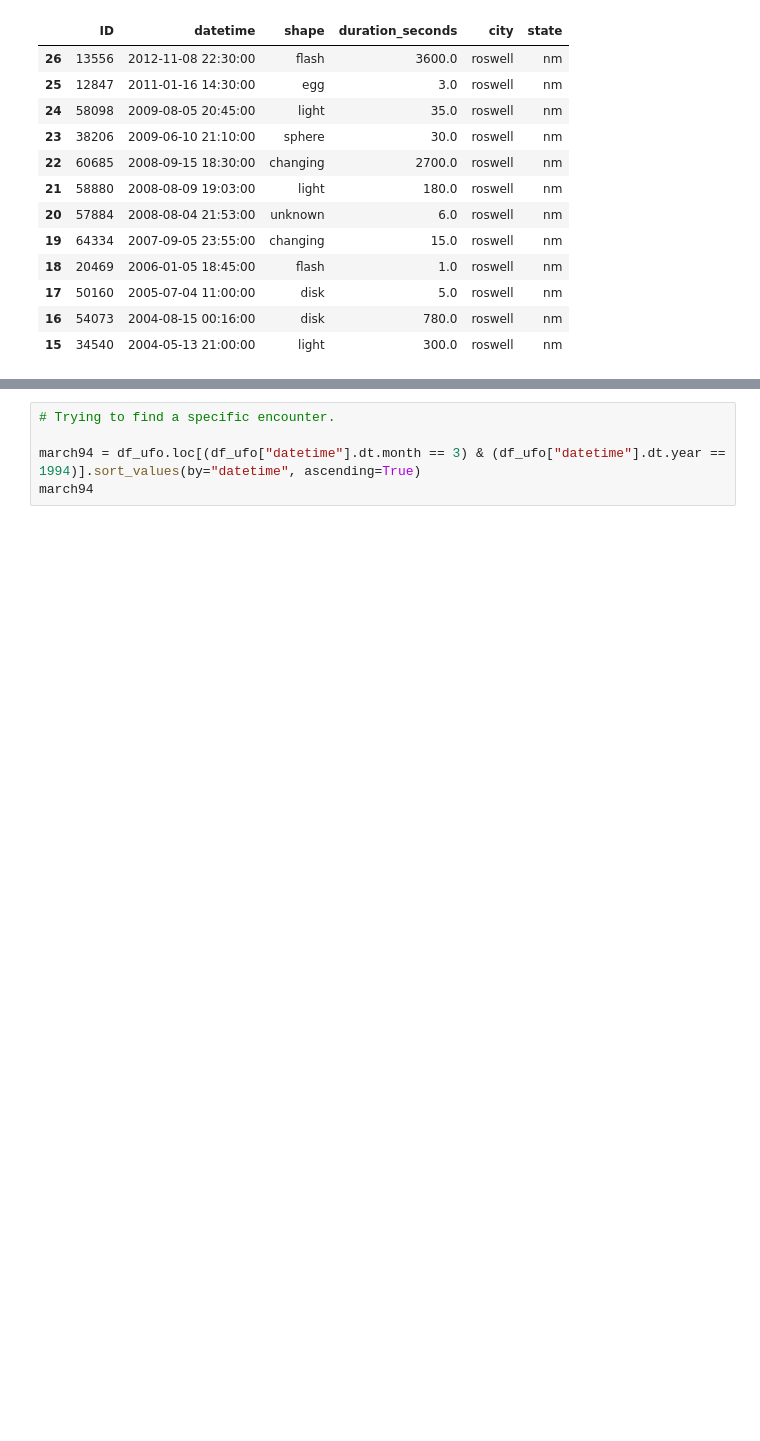
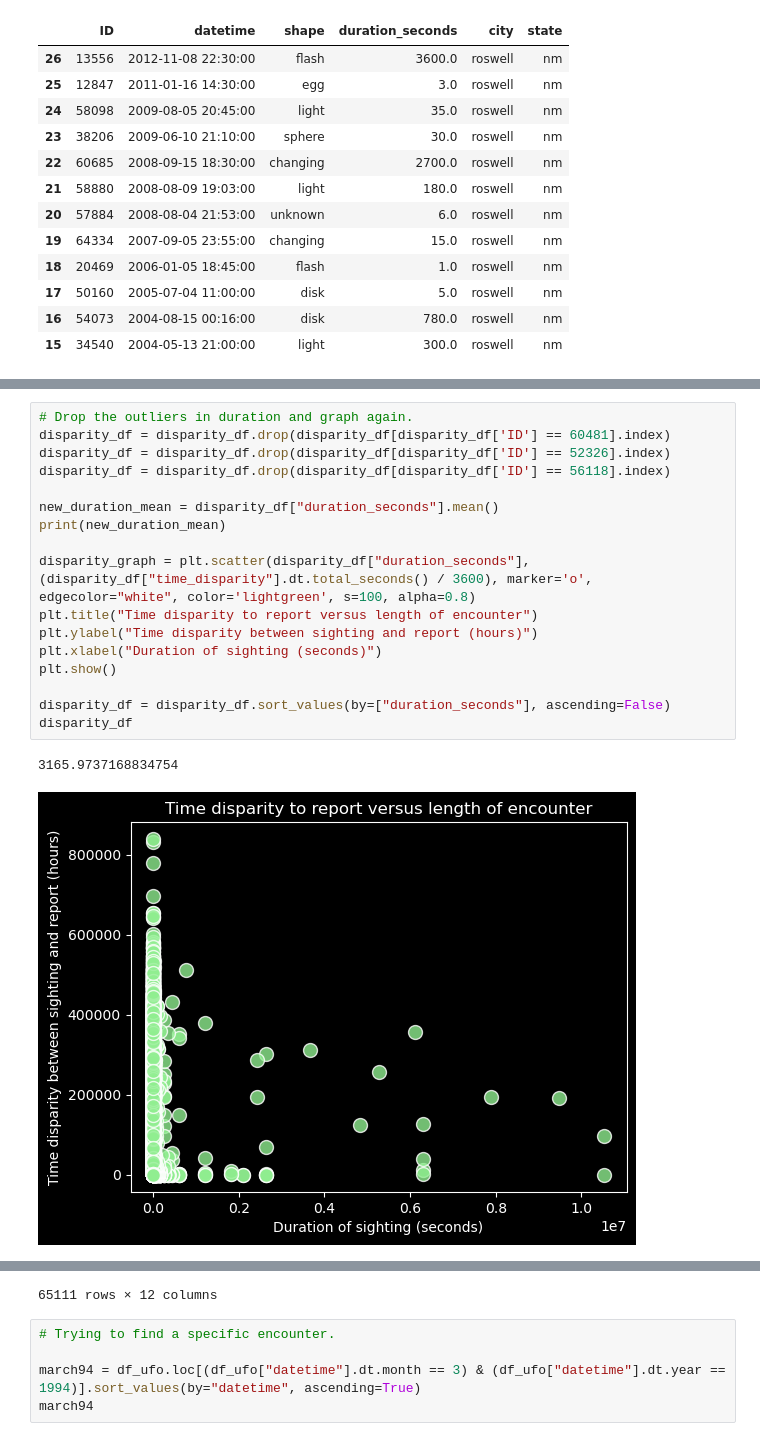
Before and after one commit to KushAGarg/project-3, a Jupyter notebook: data/andrew.ipynb, the cells around one changed output, grey strips where cells are left out. Saved outputs shown, nothing was run; the diff lists cells and outputs as text; blank space fills up the shorter version.

```diff
--- a/data/andrew.ipynb
+++ b/data/andrew.ipynb
@@ -291,0 +344,20 @@ roswell_sightings.head(12)
+# %%
+# Drop the outliers in duration and graph again.
+disparity_df = disparity_df.drop(disparity_df[disparity_df['ID'] == 60481].index)
+disparity_df = disparity_df.drop(disparity_df[disparity_df['ID'] == 52326].index)
+disparity_df = disparity_df.drop(disparity_df[disparity_df['ID'] == 56118].index)
+
+new_duration_mean = disparity_df["duration_seconds"].mean()
+print(new_duration_mean)
+
+disparity_graph = plt.scatter(disparity_df["duration_seconds"], (disparity_df["time_disparity"].dt.total_seconds() / 3600), marker='o', edgecolor="white", color='lightgreen', s=100, alpha=0.8)
+plt.title("Time disparity to report versus length of encounter")
+plt.ylabel("Time disparity between sighting and report (hours)")
+plt.xlabel("Duration of sighting (seconds)")
+plt.show()
+
+disparity_df = disparity_df.sort_values(by=["duration_seconds"], ascending=False)
+disparity_df
+# %% [output]
+3165.9737168834754
+[figure, added]
@@ -292,3 +376,4 @@ roswell_sightings.head(12)
+65111 rows × 12 columns
 # %%
 # Trying to find a specific encounter.
 
```
Also changed, not shown: parts of 3 cells of this notebook.
